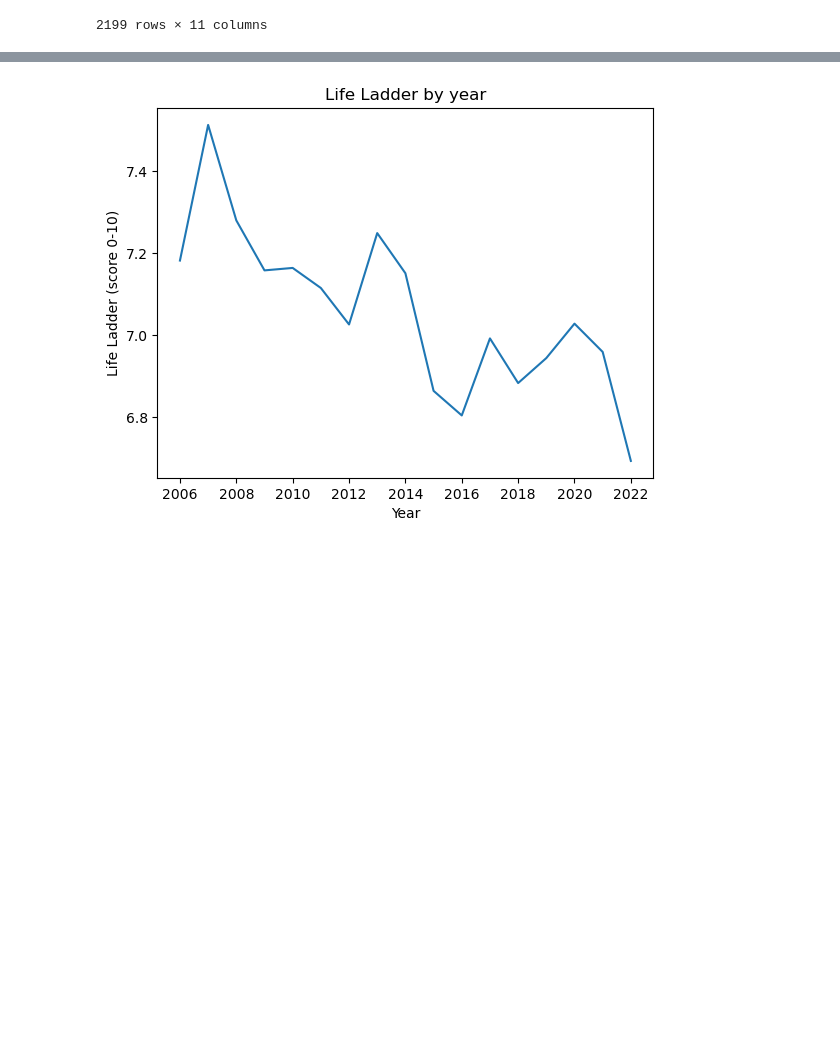
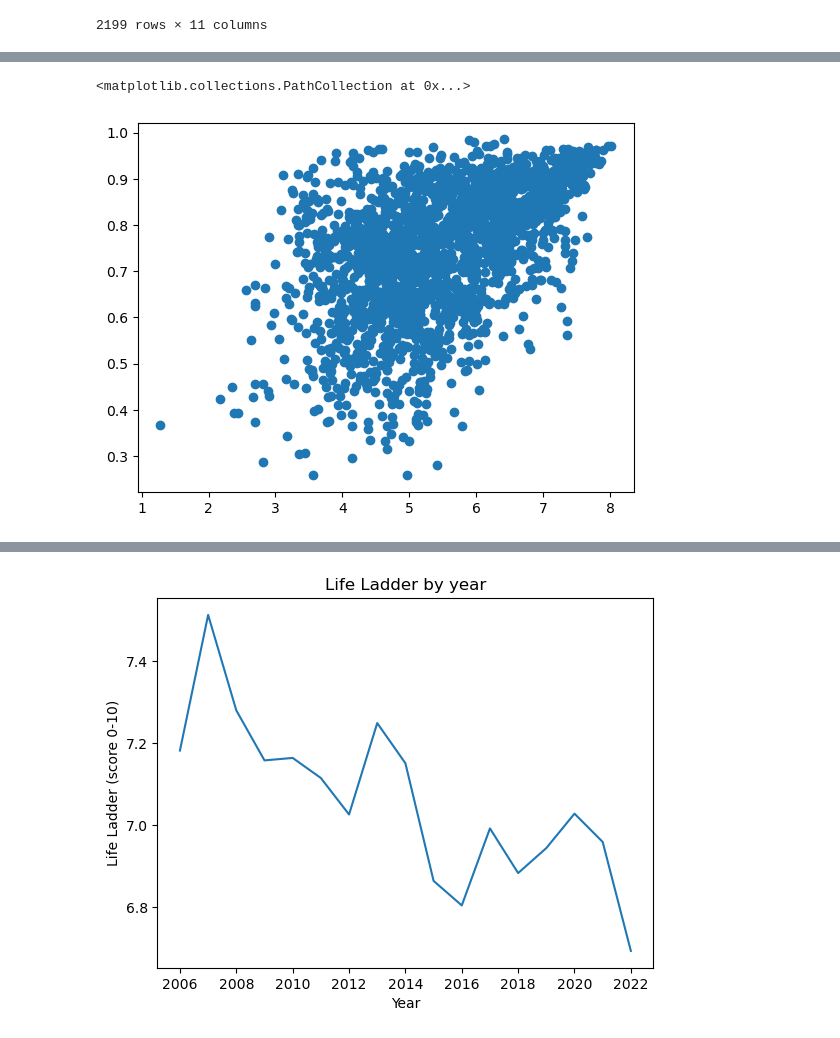
Before and after one commit to taylorfisher1012/world_happiness_trends, a Jupyter notebook: notebooks/happiness_report.ipynb, the cells around one changed output, grey strips where cells are left out. Cells and saved outputs as stored; diff of their text form; code cells hidden in the pictures; blank space fills up the shorter version.

```diff
--- a/notebooks/happiness_report.ipynb
+++ b/notebooks/happiness_report.ipynb
@@ -40,0 +55,5 @@ happiness_report
+# %%
+plt.scatter('Life Ladder', 'Freedom to make life choices', data = happiness_report)
+# %% [output]
+<matplotlib.collections.PathCollection at 0x...>
+[figure, added]
```
Also changed, not shown: parts of 40 cells of this notebook, 2 other files.
